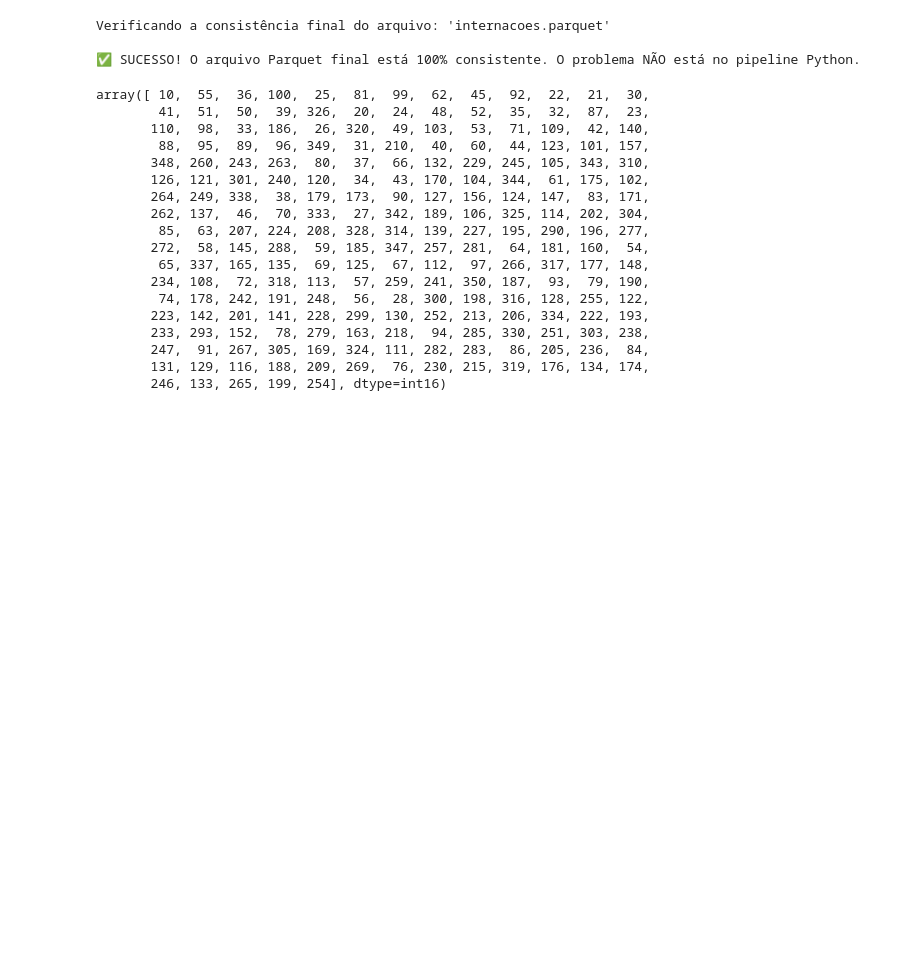
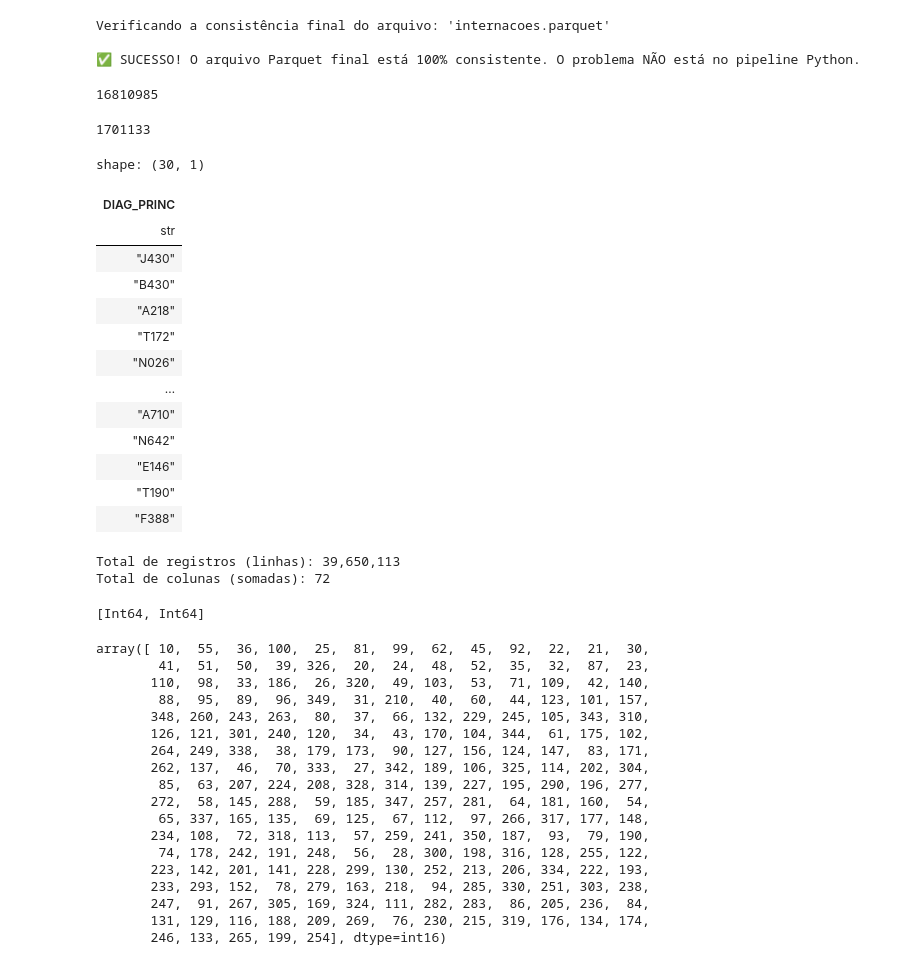
Before and after one commit to iziefigueiredo/datasus-sih, a Jupyter notebook: data/processed/test.ipynb, the cells around one changed output. Saved outputs shown, nothing was run; the diff lists cells and outputs as text; code cells hidden in the pictures; blank space fills up the shorter version.

```diff
--- a/data/processed/test.ipynb
+++ b/data/processed/test.ipynb
@@ -210,7 +232,28 @@ else:
 Verificando a consistência final do arquivo: 'internacoes.parquet'
 
 ✅ SUCESSO! O arquivo Parquet final está 100% consistente. O problema NÃO está no pipeline Python.
+# %%
+df.filter(pl.col("DIAG_PRINC").str.contains(r"^[A-Z][0-9]{3}$")).height
+# %% [output]
+16810985
+# %%
+df.filter(pl.col("DIAG_PRINC").str.contains(r"^[A-Z][0-9]{2}$")).height
+# %% [output]
+1701133
 # %%
-import pandas as pl
-
-df = pl.read_parquet("internacoes.parquet")
+df.select(pl.col("DIAG_PRINC").str.slice(0,5)).unique().head(30)
+# %% [output]
+shape: (30, 1)
+| DIAG_PRINC |
+| str |
+| "J430" |
+| "B430" |
+| "A218" |
+| "T172" |
+| "N026" |
+| … |
+| "A710" |
+| "N642" |
+| "E146" |
+| "T190" |
+| "F388" |
@@ -217,3 +270,25 @@ df = pl.read_parquet("internacoes.parquet")
+# %%
+import pandas as pd
+
+# Lê seu CSV
+df = pd.read_csv("resumo_tabelas.csv")
+
+# Soma total de linhas
+total_linhas = df["linhas"].sum()
+total_colunas = df["colunas"].sum()
+
+print(f"Total de registros (linhas): {total_linhas:,}")
+print(f"Total de colunas (somadas): {total_colunas}")
+# %% [output]
+Total de registros (linhas): 39,650,113
+Total de colunas (somadas): 72
+# %%
+import polars as pl
+
+df = pl.read_parquet("atendimentos.parquet")
+df.dtypes
+# %% [output]
+[Int64, Int64]
 # %%
 df['NACIONAL'].unique()
 # %% [output]
```
Also changed, not shown: parts of 3 cells of this notebook, 6 other files.
